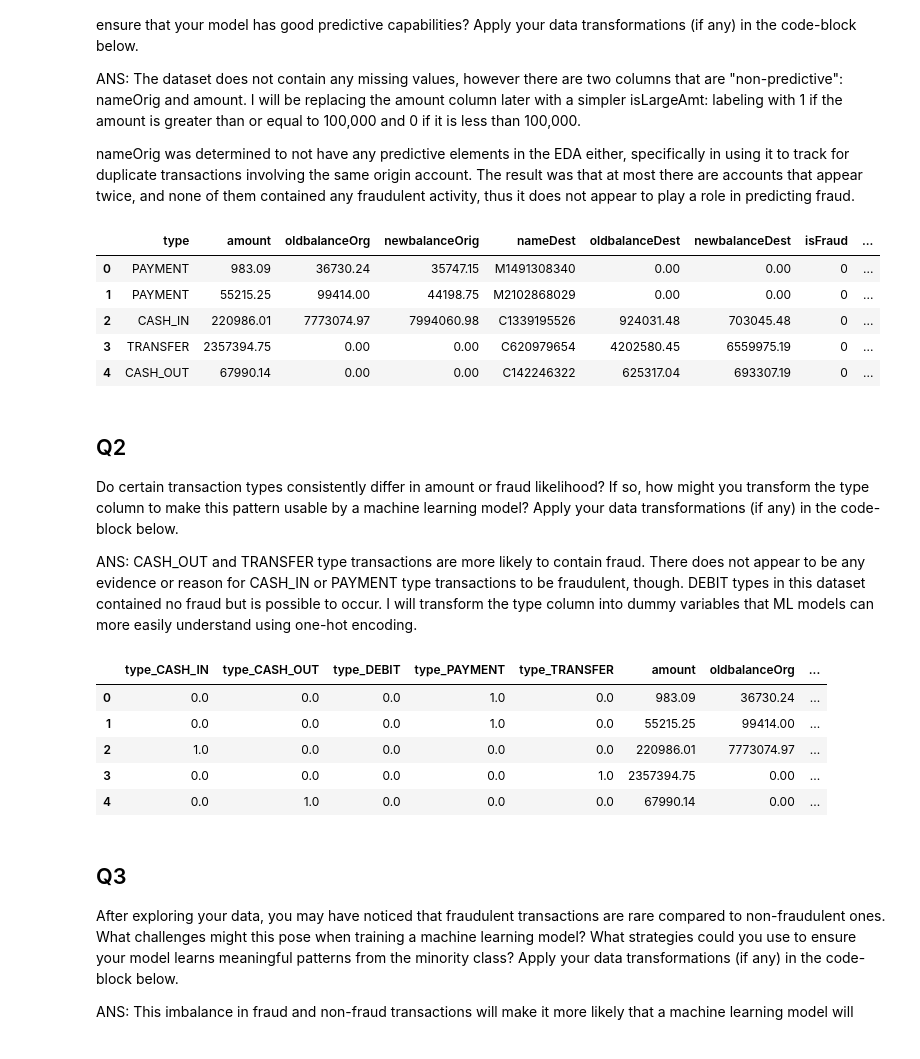
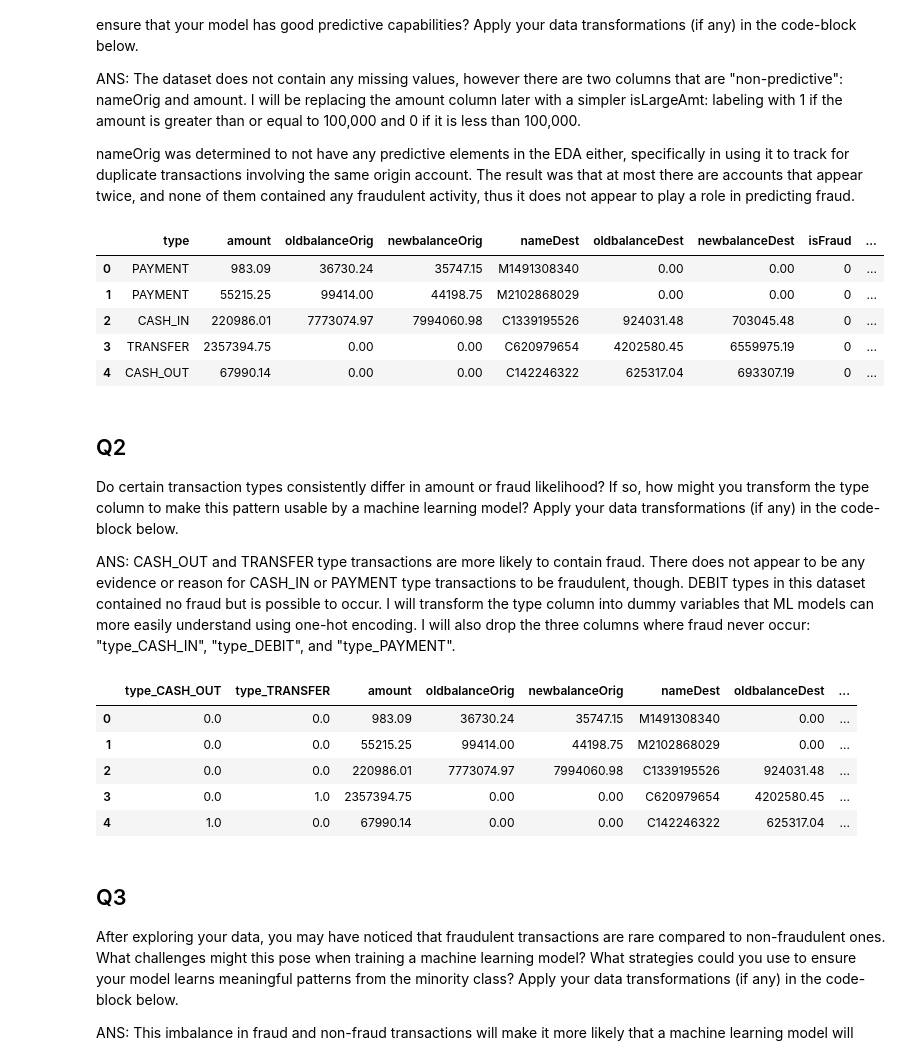
Before and after one commit to tali0n-git/Fraud_Detection, a Jupyter notebook: notebooks/transform.ipynb, the cells around one changed output. Drawn from its saved outputs; the diff is of its cells as text; code cells hidden in the pictures.

```diff
--- a/notebooks/transform.ipynb
+++ b/notebooks/transform.ipynb
@@ -14,9 +14,10 @@ You will write out this transformed dataframe as a `.csv` file to your `data/` f
 import pandas as pd
 import numpy as np
 
-from sklearn.preprocessing import OneHotEncoder
+from sklearn.preprocessing import OneHotEncoder, MinMaxScaler
 
 
 orig_transactions = pd.read_csv("../data/bank_transactions.csv")
-orig_transactions.rename({"oldbalanceOrg": "oldbalanceOrig"})
+orig_transactions.rename(columns={"oldbalanceOrg": "oldbalanceOrig"}, inplace=True)
+orig_transactions.head()
 # %% [output]
@@ -46,7 +40,7 @@ transactions = orig_transactions.drop(columns=["nameOrig"])
 
 transactions.head()
 # %% [output]
-|  | type | amount | oldbalanceOrg | newbalanceOrig | nameDest | oldbalanceDest | newbalanceDest | isFraud | ... |
+|  | type | amount | oldbalanceOrig | newbalanceOrig | nameDest | oldbalanceDest | newbalanceDest | isFraud | ... |
 | 0 | PAYMENT | 983.09 | 36730.24 | 35747.15 | M1491308340 | 0.00 | 0.00 | 0 | ... |
 | 1 | PAYMENT | 55215.25 | 99414.00 | 44198.75 | M2102868029 | 0.00 | 0.00 | 0 | ... |
 | 2 | CASH_IN | 220986.01 | 7773074.97 | 7994060.98 | C1339195526 | 924031.48 | 703045.48 | 0 | ... |
@@ -57,25 +51,27 @@ transactions.head()
 
 Do certain transaction types consistently differ in amount or fraud likelihood? If so, how might you transform the type column to make this pattern usable by a machine learning model? Apply your data transformations (if any) in the code-block below.
 
-ANS: CASH_OUT and TRANSFER type transactions are more likely to contain fraud. There does not appear to be any evidence or reason for CASH_IN or PAYMENT type transactions to be fraudulent, though. DEBIT types in this dataset contained no fraud but is possible to occur. I will transform the type column into dummy variables that ML models can more easily understand using one-hot encoding.
+ANS: CASH_OUT and TRANSFER type transactions are more likely to contain fraud. There does not appear to be any evidence or reason for CASH_IN or PAYMENT type transactions to be fraudulent, though. DEBIT types in this dataset contained no fraud but is possible to occur. I will transform the type column into dummy variables that ML models can more easily understand using one-hot encoding. I will also drop the three columns where fraud never occur: "type_CASH_IN", "type_DEBIT", and "type_PAYMENT".
 # %%
 encoder = OneHotEncoder(handle_unknown='ignore', sparse_output=False)   # I'm not sure what difference a sparse or dense matrix makes... ???
 
 encoded_features = encoder.fit_transform(transactions[["type"]])
 
 feature_names = encoder.get_feature_names_out(["type"])
 encoded_transactions = pd.DataFrame(encoded_features, columns=feature_names, index=transactions.index)
 
 transactions = pd.concat([encoded_transactions, transactions.drop(columns=["type"])], axis=1)
 
+transactions.drop(columns=["type_CASH_IN", "type_DEBIT", "type_PAYMENT"], inplace=True)
+
 transactions.head()
 # %% [output]
-|  | type_CASH_IN | type_CASH_OUT | type_DEBIT | type_PAYMENT | type_TRANSFER | amount | oldbalanceOrg | ... |
-| 0 | 0.0 | 0.0 | 0.0 | 1.0 | 0.0 | 983.09 | 36730.24 | ... |
-| 1 | 0.0 | 0.0 | 0.0 | 1.0 | 0.0 | 55215.25 | 99414.00 | ... |
-| 2 | 1.0 | 0.0 | 0.0 | 0.0 | 0.0 | 220986.01 | 7773074.97 | ... |
-| 3 | 0.0 | 0.0 | 0.0 | 0.0 | 1.0 | 2357394.75 | 0.00 | ... |
-| 4 | 0.0 | 1.0 | 0.0 | 0.0 | 0.0 | 67990.14 | 0.00 | ... |
+|  | type_CASH_OUT | type_TRANSFER | amount | oldbalanceOrig | newbalanceOrig | nameDest | oldbalanceDest | ... |
+| 0 | 0.0 | 0.0 | 983.09 | 36730.24 | 35747.15 | M1491308340 | 0.00 | ... |
+| 1 | 0.0 | 0.0 | 55215.25 | 99414.00 | 44198.75 | M2102868029 | 0.00 | ... |
+| 2 | 0.0 | 0.0 | 220986.01 | 7773074.97 | 7994060.98 | C1339195526 | 924031.48 | ... |
+| 3 | 0.0 | 1.0 | 2357394.75 | 0.00 | 0.00 | C620979654 | 4202580.45 | ... |
+| 4 | 1.0 | 0.0 | 67990.14 | 0.00 | 0.00 | C142246322 | 625317.04 | ... |
 # %% [markdown]
 ## Q3
 
```
Also changed, not shown: parts of 6 cells of this notebook, 2 other files.
